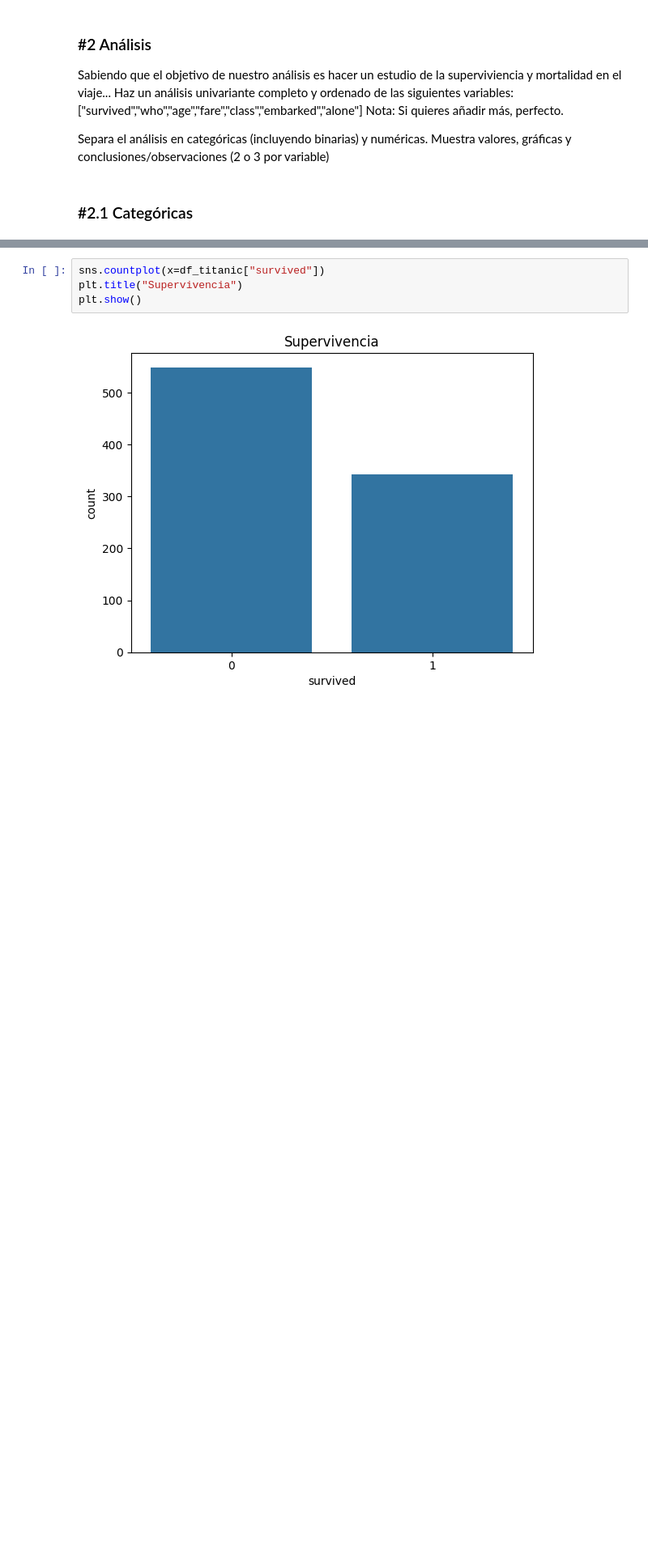
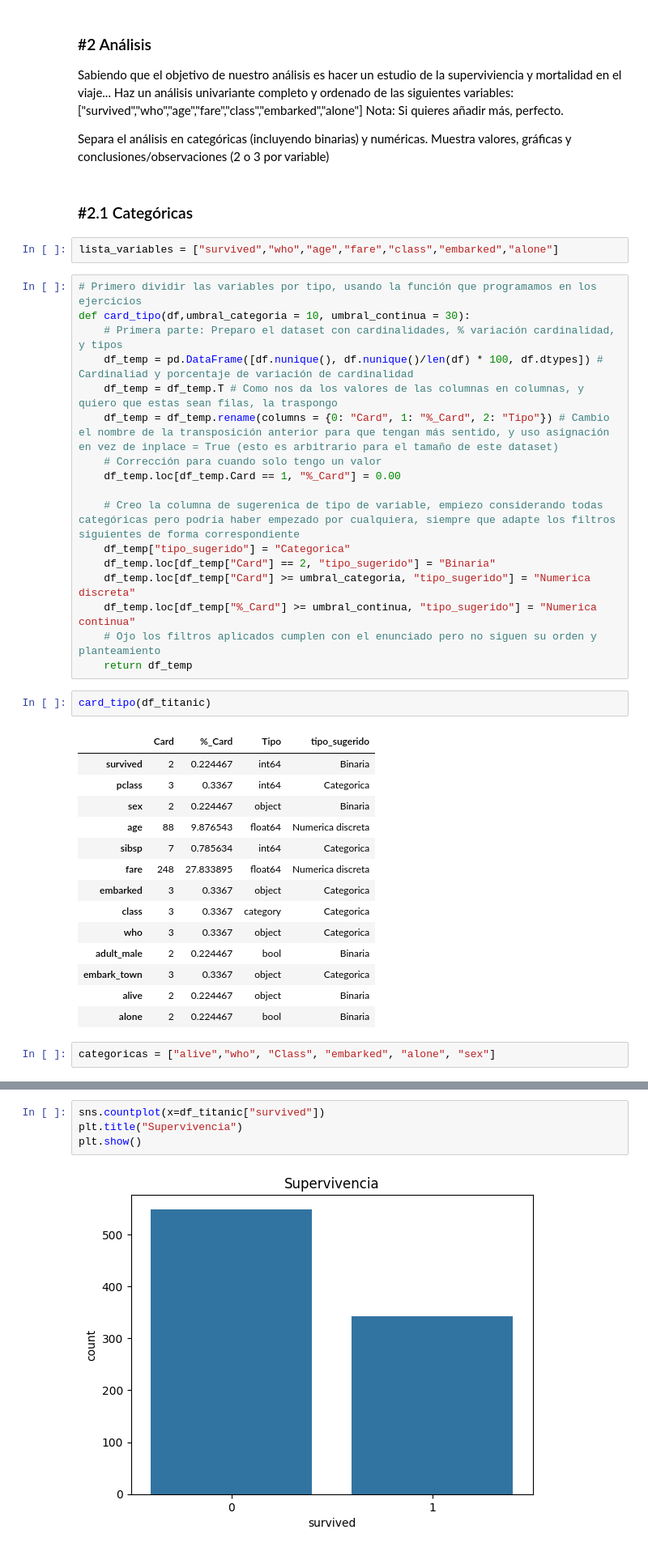
Before and after one commit to dianahoyos/DS_Online_Diana_Hoyos, a Jupyter notebook: 03_Data_Analysis/Sprint_07/Unidad_01_Estadistica_Descriptiva_Univariante/03_Practica_Obligatoria/18_Practica_Obligatoria_Univariante.ipynb, the cells around one changed output, grey strips where cells are left out. Shown: that part at 81% size. Saved outputs shown, nothing was run; the diff lists cells and outputs as text; blank space fills up the shorter version.

```diff
--- a/03_Data_Analysis/Sprint_07/Unidad_01_Estadistica_Descriptiva_Univariante/03_Practica_Obligatoria/18_Practica_Obligatoria_Univariante.ipynb
+++ b/03_Data_Analysis/Sprint_07/Unidad_01_Estadistica_Descriptiva_Univariante/03_Practica_Obligatoria/18_Practica_Obligatoria_Univariante.ipynb
@@ -257,6 +312,44 @@ Nota: Si quieres añadir más, perfecto.
 Separa el análisis en categóricas (incluyendo binarias) y numéricas. Muestra valores, gráficas y conclusiones/observaciones (2 o 3 por variable)
 # %% [markdown]
 ### #2.1 Categóricas
+# %%
+lista_variables = ["survived","who","age","fare","class","embarked","alone"]
+# %%
+# Primero dividir las variables por tipo, usando la función que programamos en los ejercicios
+def card_tipo(df,umbral_categoria = 10, umbral_continua = 30):
+    # Primera parte: Preparo el dataset con cardinalidades, % variación cardinalidad, y tipos
+    df_temp = pd.DataFrame([df.nunique(), df.nunique()/len(df) * 100, df.dtypes]) # Cardinaliad y porcentaje de variación de cardinalidad
+    df_temp = df_temp.T # Como nos da los valores de las columnas en columnas, y quiero que estas sean filas, la traspongo
+    df_temp = df_temp.rename(columns = {0: "Card", 1: "%_Card", 2: "Tipo"}) # Cambio el nombre de la transposición anterior para que tengan más sentido, y uso asignación en vez de inplace = True (esto es arbitrario para el tamaño de este dataset)
+    # Corrección para cuando solo tengo un valor
+    df_temp.loc[df_temp.Card == 1, "%_Card"] = 0.00
+
+    # Creo la columna de sugerenica de tipo de variable, empiezo considerando todas categóricas pero podría haber empezado por cualquiera, siempre que adapte los filtros siguientes de forma correspondiente
+    df_temp["tipo_sugerido"] = "Categorica"
+    df_temp.loc[df_temp["Card"] == 2, "tipo_sugerido"] = "Binaria"
+    df_temp.loc[df_temp["Card"] >= umbral_categoria, "tipo_sugerido"] = "Numerica discreta"
+    df_temp.loc[df_temp["%_Card"] >= umbral_continua, "tipo_sugerido"] = "Numerica continua"
+    # Ojo los filtros aplicados cumplen con el enunciado pero no siguen su orden y planteamiento
+    return df_temp
+# %%
+card_tipo(df_titanic)
+# %% [output]
+|  | Card | %_Card | Tipo | tipo_sugerido |
+| survived | 2 | 0.224467 | int64 | Binaria |
+| pclass | 3 | 0.3367 | int64 | Categorica |
+| sex | 2 | 0.224467 | object | Binaria |
+| age | 88 | 9.876543 | float64 | Numerica discreta |
+| sibsp | 7 | 0.785634 | int64 | Categorica |
+| fare | 248 | 27.833895 | float64 | Numerica discreta |
+| embarked | 3 | 0.3367 | object | Categorica |
+| class | 3 | 0.3367 | category | Categorica |
+| who | 3 | 0.3367 | object | Categorica |
+| adult_male | 2 | 0.224467 | bool | Binaria |
+| embark_town | 3 | 0.3367 | object | Categorica |
+| alive | 2 | 0.224467 | object | Binaria |
+| alone | 2 | 0.224467 | bool | Binaria |
+# %%
+categoricas = ["alive","who", "Class", "embarked", "alone", "sex"]
 # %%
 # survived
 df_titanic["survived"].value_counts()
```
Also changed, not shown: parts of 11 cells of this notebook.
